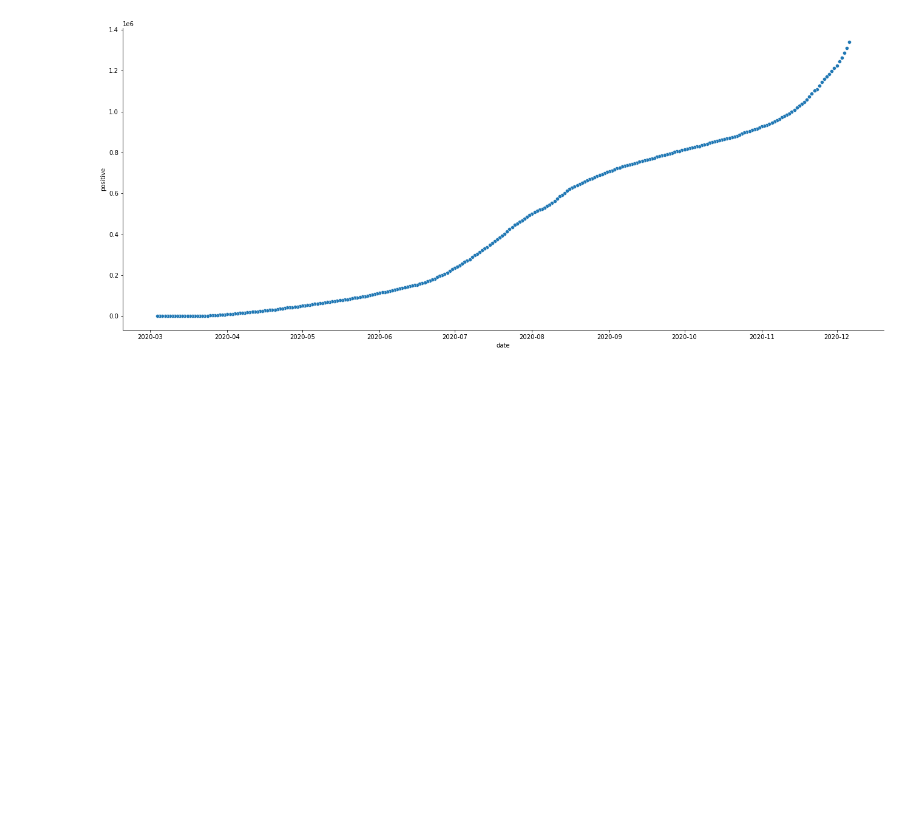
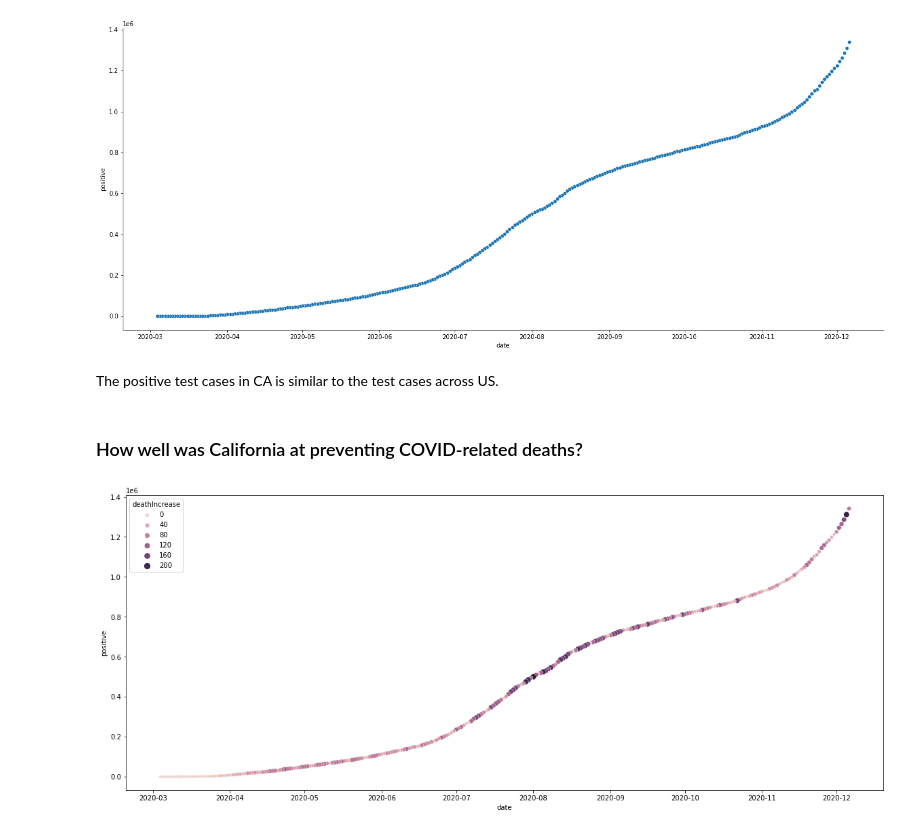
Before and after one commit to gianmillare/Covid-19-US-Analysis, a Jupyter notebook: COVID-19 Analysis.ipynb, the cells around one changed output. Drawn from its saved outputs; the diff is of its cells as text; code cells hidden in the pictures; blank space fills up the shorter version.

```diff
--- a/COVID-19 Analysis.ipynb
+++ b/COVID-19 Analysis.ipynb
@@ -104,3 +104,16 @@ cal_positives = sns.relplot(x="date", y="positive", data=cal_covid)
 cal_positives.fig.set_size_inches(20,8)
 # %% [output]
 [figure]
+# %% [markdown]
+The positive test cases in CA is similar to the test cases across US.
+# %% [markdown]
+### How well was California at preventing COVID-related deaths?
+# %%
+# Comparing positive test cases and the change in death toll over time
+
+fig_size = (20, 8)
+fig, ax = plt.subplots(figsize=fig_size)
+cal_death_to_positive = sns.scatterplot(data=cal_covid, x="date", y="positive", hue="deathIncrease",
+                                       size="deathIncrease", ax=ax)
+# %% [output]
+[figure, added]
```
Also changed, not shown: parts of 3 cells of this notebook.
